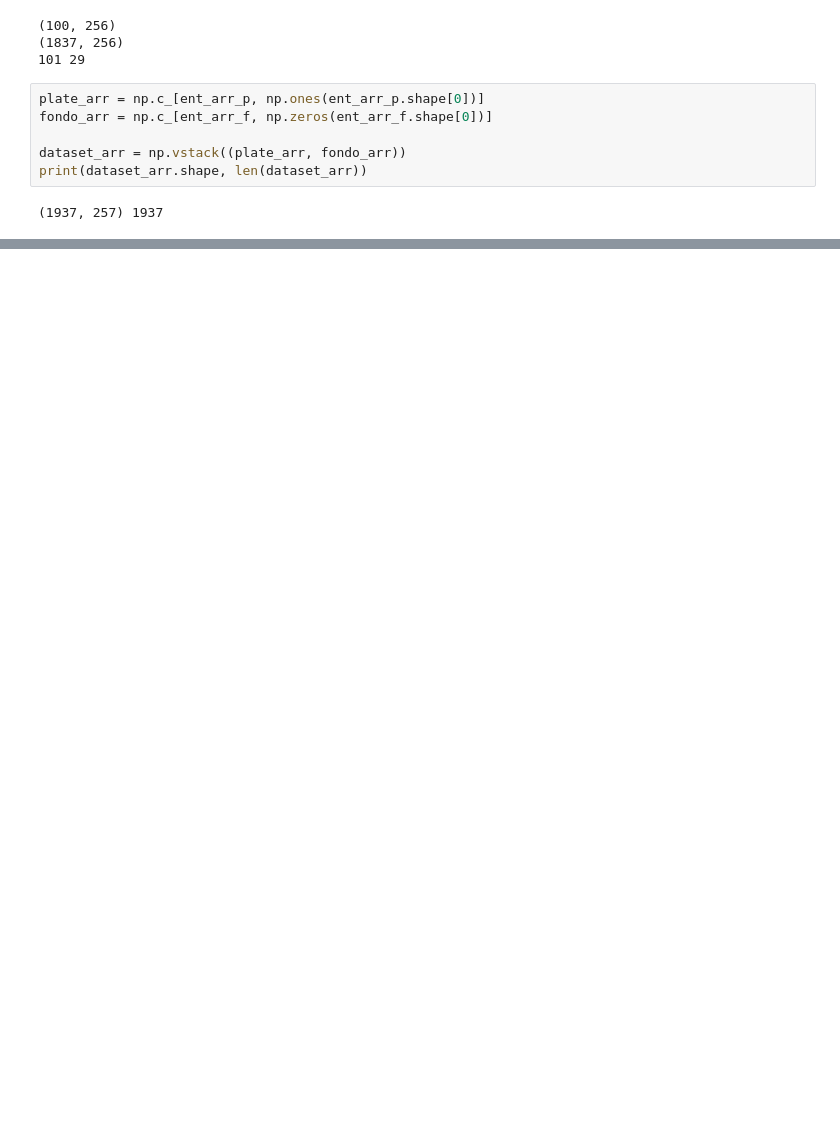
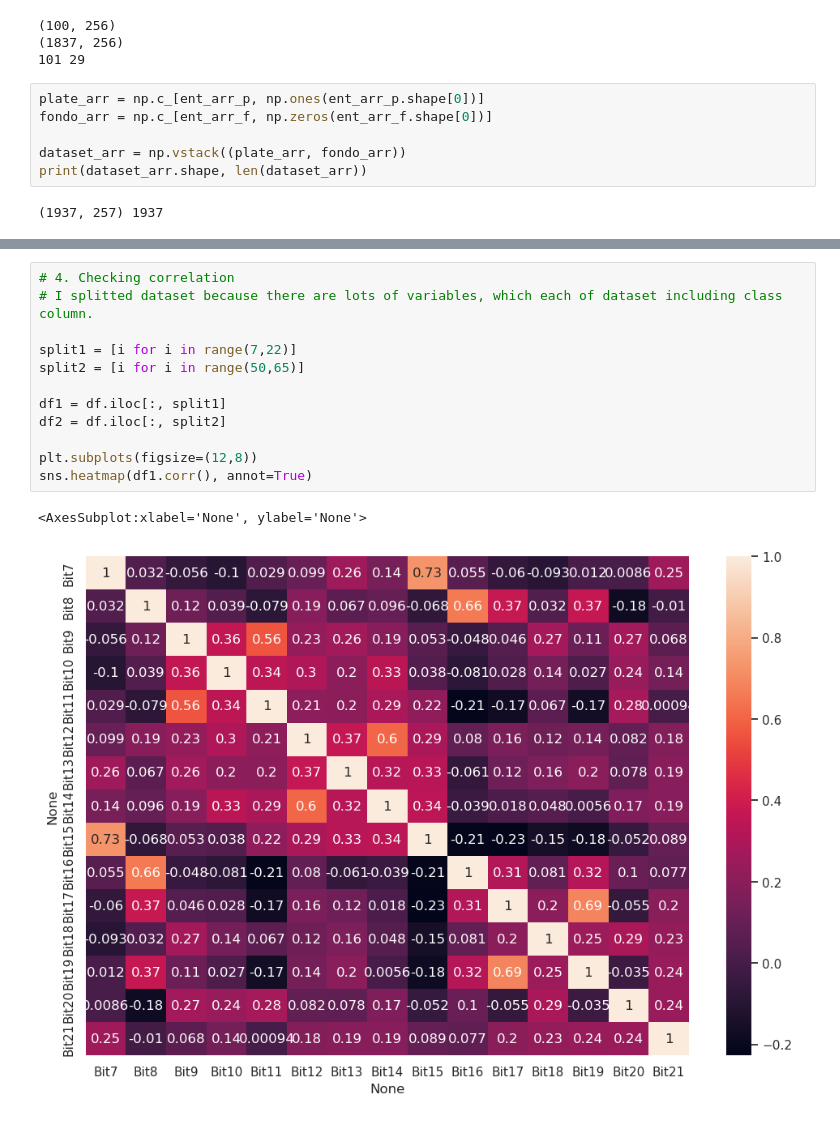
Before and after one commit to yonkeenn/projectCarPlateDetection, a Jupyter notebook: projectCarPlateDetection_CV.ipynb, the cells around one changed output, grey strips where cells are left out. Cells and saved outputs as stored; diff of their text form; blank space fills up the shorter version.

```diff
--- a/projectCarPlateDetection_CV.ipynb
+++ b/projectCarPlateDetection_CV.ipynb
@@ -723,0 +764,15 @@ plt.legend();
+# %%
+# 4. Checking correlation
+# I splitted dataset because there are lots of variables, which each of dataset including class column.
+
+split1 = [i for i in range(7,22)]
+split2 = [i for i in range(50,65)]
+
+df1 = df.iloc[:, split1]
+df2 = df.iloc[:, split2]
+
+plt.subplots(figsize=(12,8))
+sns.heatmap(df1.corr(), annot=True)
+# %% [output]
+<AxesSubplot:xlabel='None', ylabel='None'>
+[figure, added]
```
Also changed, not shown: parts of 43 cells of this notebook.
